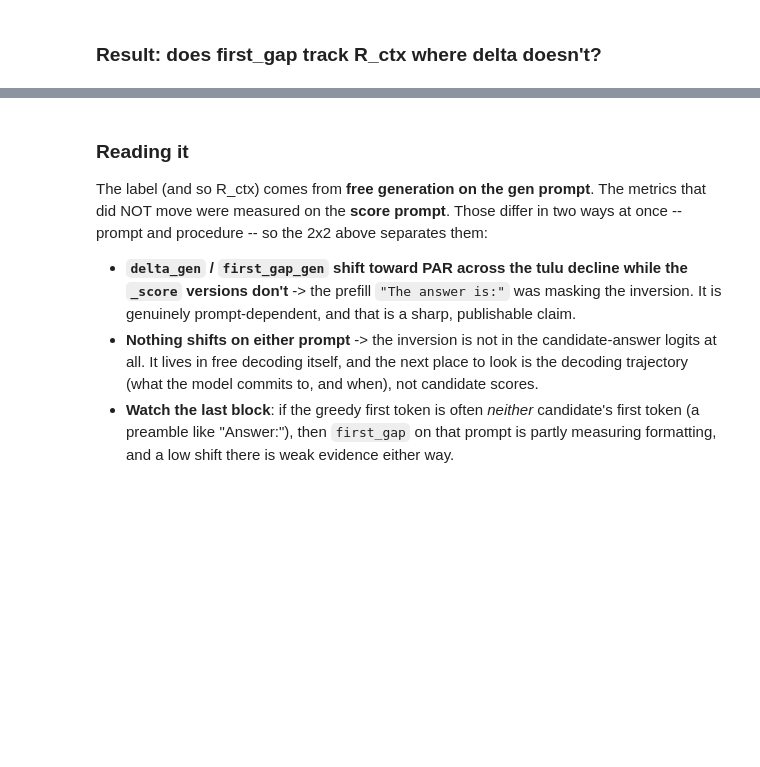
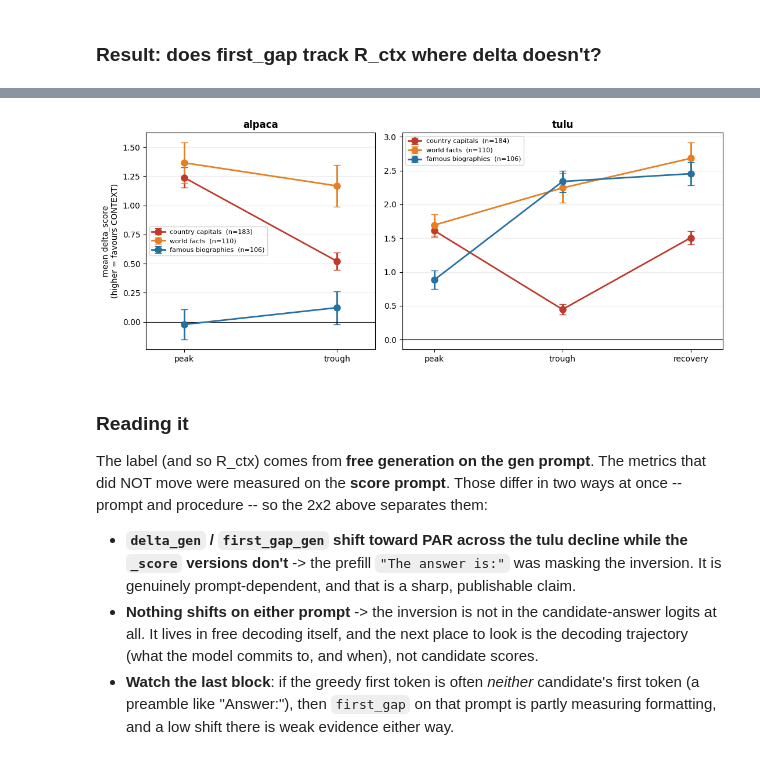
Before and after one commit to GIRIAYUSH/context-parametric-inversion-research, a Jupyter notebook: src/mechanistic-analysis/first_token_gap.ipynb, the cells around one changed output, grey strips where cells are left out. Saved outputs shown, nothing was run; the diff lists cells and outputs as text; code cells hidden in the pictures; blank space fills up the shorter version.

Commit message:
Per Stratum Analysis

```diff
--- a/src/mechanistic-analysis/first_token_gap.ipynb
+++ b/src/mechanistic-analysis/first_token_gap.ipynb
@@ -70,7 +86,7 @@ from google.colab import userdata
 # Read from Colab Secrets (key icon in the left sidebar) -- add a secret
 # named HF_TOKEN. Never paste the token literal here: it gets committed,
 # GitHub push protection blocks the push, and the token has to be rotated.
-HF_TOKEN = userdata.get("HF_TOKEN")
+HF_TOKEN = ""
 login(token=HF_TOKEN)
 # %%
 !pip install -q peft accelerate
@@ -285,3 +416,47 @@ plt.show()
+# %%
+import json
+import numpy as np
+import matplotlib.pyplot as plt
+
+rows = json.load(open("src/mechanistic-analysis/first_token_gap.json", encoding="utf-8"))
+src = {it["item_id"]: it["source"]
+       for it in json.load(open("dataset/conflict_eval_unified.json", encoding="utf-8"))}
+for r in rows:
+    r["source"] = src.get(r["item_id"], "?")
+
+STRATA = ["country_capitals", "world_facts", "famous_biographies"]
+COLOR = {"country_capitals": "#c0392b", "world_facts": "#e67e22",
+         "famous_biographies": "#2471a3"}
+PHASES = {"alpaca": ["peak", "trough"], "tulu": ["peak", "trough", "recovery"]}
+METRIC = "delta_score"   # or delta_gen / first_gap_score / first_gap_gen
+
+fig, axes = plt.subplots(1, 2, figsize=(11, 4.5),
+                         gridspec_kw={"width_ratios": [1, 1.4]})
+for ax, (run, phases) in zip(axes, PHASES.items()):
+    for s in STRATA:
+        mean, sem, n0 = [], [], 0
+        for p in phases:
+            v = np.array([r[METRIC] for r in rows
+                          if r["run"] == run and r["phase"] == p and r["source"] == s])
+            mean.append(v.mean())
+            sem.append(v.std(ddof=1) / np.sqrt(len(v)))
+            n0 = len(v)
+        ax.errorbar(range(len(phases)), mean, yerr=sem, marker="o", ms=8, lw=2,
+                    capsize=4, color=COLOR[s],
+                    label=f"{s.replace('_', ' ')}  (n={n0})")
+    ax.set_xticks(range(len(phases)))
+    ax.set_xticklabels(phases)
+    ax.set_xlim(-0.25, len(phases) - 0.75)
+    ax.axhline(0, color="black", lw=0.8)
+    ax.set_title(run, fontweight="bold")
+    ax.grid(axis="y", alpha=0.25)
+    ax.legend(fontsize=8)
+axes[0].set_ylabel(f"mean {METRIC}\n(higher = favours CONTEXT)")
+plt.tight_layout()
+plt.savefig("src/mechanistic-analysis/stratum_phases.png", dpi=150)
+plt.show()
+# %% [output]
+[figure, added]
 # %% [markdown]
 ### Reading it
 
```
Also changed, not shown: parts of 14 cells of this notebook, 2 other files.
